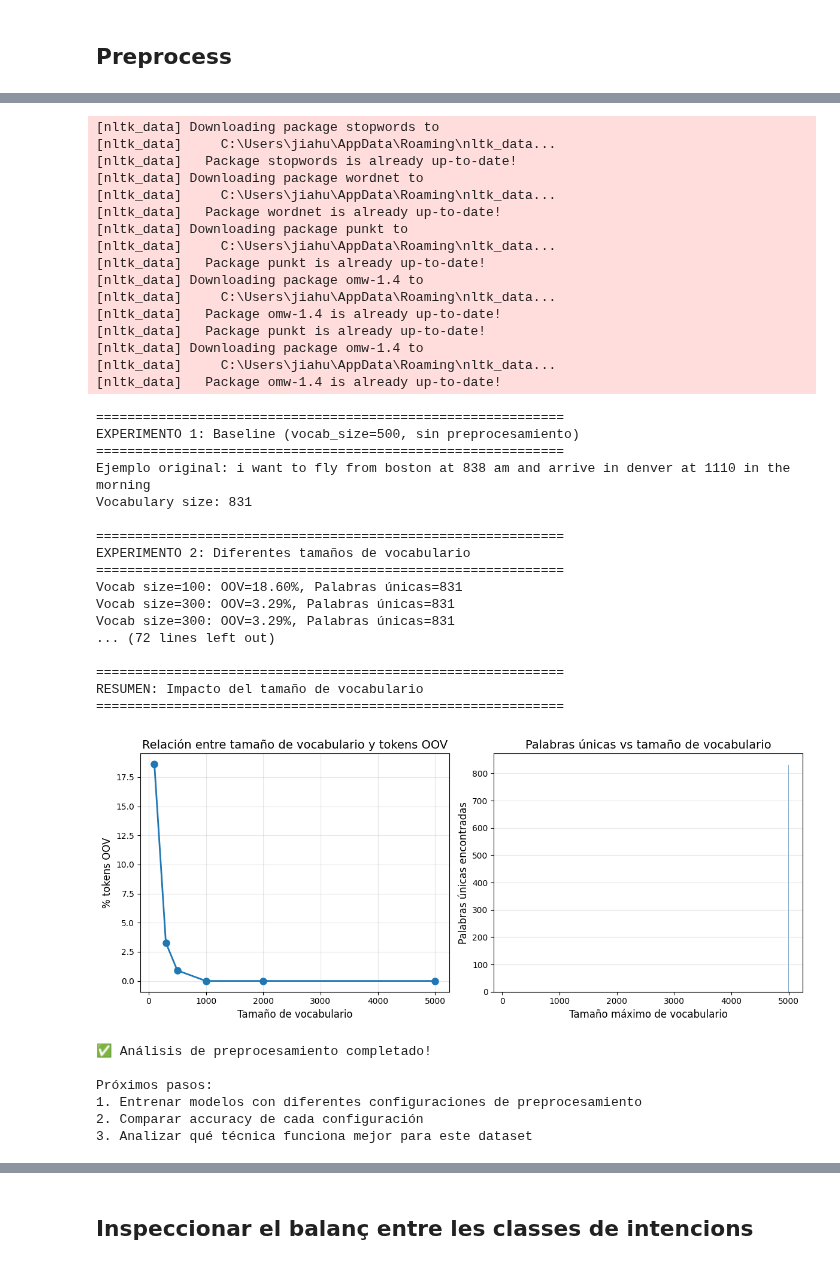
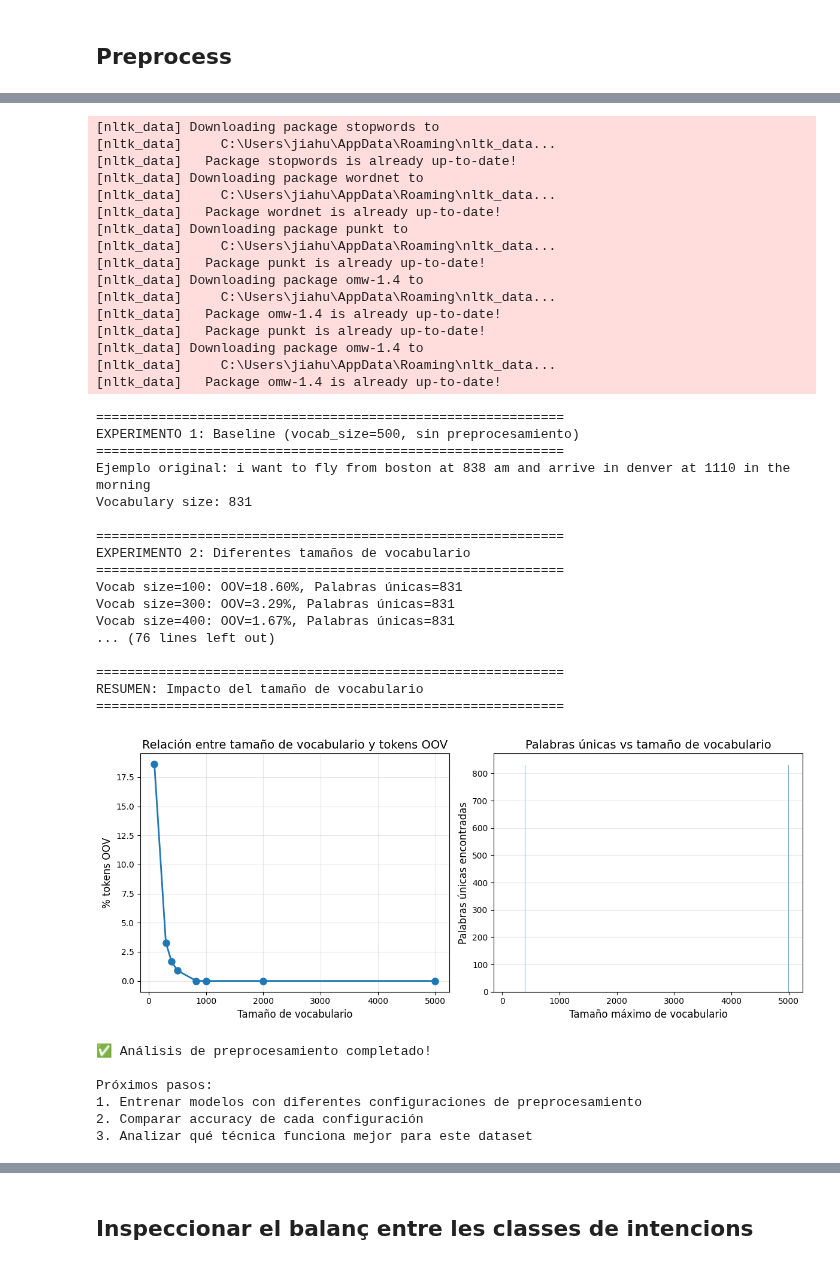
Before and after one commit to Jiahuiche/Voice-and-Dialogue-Treatment, a Jupyter notebook: Lab2/P2_HUI.ipynb, the cells around one changed output, grey strips where cells are left out. Cells and saved outputs as stored; diff of their text form; code cells hidden in the pictures.

```diff
--- a/Lab2/P2_HUI.ipynb
+++ b/Lab2/P2_HUI.ipynb
@@ -504,7 +508,7 @@ print()
 print("=" * 60)
 print("EXPERIMENTO 2: Diferentes tamaños de vocabulario")
 print("=" * 60)
-vocab_sizes = [100, 300, 500, 1000, 2000, 5000]
+vocab_sizes = [100, 300, 400, 500, 831, 1000, 2000, 5000]
 vocab_size_results = {}
 
 for vocab_size in vocab_sizes:
@@ -648,36 +652,36 @@ RESUMEN: Impacto del tamaño de vocabulario
 [nltk_data]     C:\Users\jiahu\AppData\Roaming\nltk_data...
 [nltk_data]   Package stopwords is already up-to-date!
 [nltk_data] Downloading package wordnet to
 [nltk_data]     C:\Users\jiahu\AppData\Roaming\nltk_data...
 [nltk_data]   Package wordnet is already up-to-date!
 [nltk_data] Downloading package punkt to
 [nltk_data]     C:\Users\jiahu\AppData\Roaming\nltk_data...
 [nltk_data]   Package punkt is already up-to-date!
 [nltk_data] Downloading package omw-1.4 to
 [nltk_data]     C:\Users\jiahu\AppData\Roaming\nltk_data...
 [nltk_data]   Package omw-1.4 is already up-to-date!
 [nltk_data]   Package punkt is already up-to-date!
 [nltk_data] Downloading package omw-1.4 to
 [nltk_data]     C:\Users\jiahu\AppData\Roaming\nltk_data...
 [nltk_data]   Package omw-1.4 is already up-to-date!
 ============================================================
 EXPERIMENTO 1: Baseline (vocab_size=500, sin preprocesamiento)
 ============================================================
 Ejemplo original: i want to fly from boston at 838 am and arrive in denver at 1110 in the morning
 Vocabulary size: 831
 
 ============================================================
 EXPERIMENTO 2: Diferentes tamaños de vocabulario
 ============================================================
 Vocab size=100: OOV=18.60%, Palabras únicas=831
 Vocab size=300: OOV=3.29%, Palabras únicas=831
-Vocab size=300: OOV=3.29%, Palabras únicas=831
-... (72 lines left out)
+Vocab size=400: OOV=1.67%, Palabras únicas=831
+... (76 lines left out)
 
 ============================================================
 RESUMEN: Impacto del tamaño de vocabulario
 ============================================================
-[figure, old version]
+[figure, new version]
 ✅ Análisis de preprocesamiento completado!
 
 Próximos pasos:
```
Also changed, not shown: parts of 15 cells of this notebook, 2 other files.
